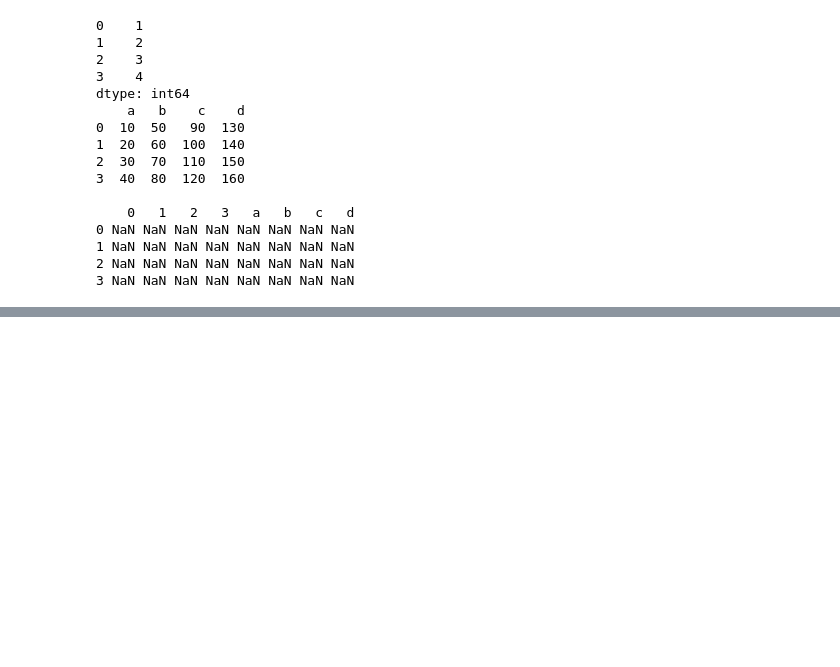
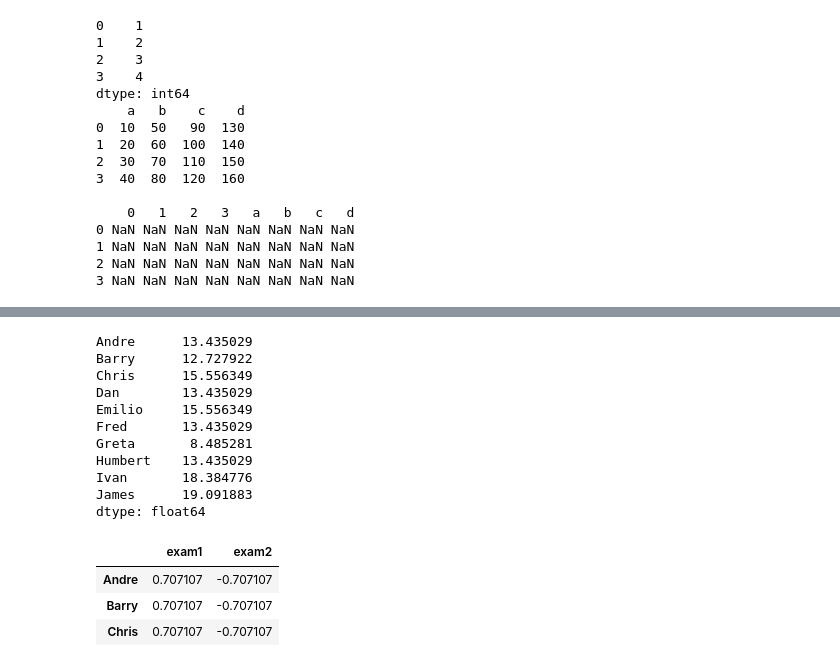
Before and after one commit to vagnercazarotto/MachineLearningSpecialization, a Jupyter notebook: Intro to Data Analysis/Adding Pandas to NumPy Series.ipynb, the cells around one changed output, grey strips where cells are left out. Cells and saved outputs as stored; diff of their text form; code cells hidden in the pictures; blank space fills up the shorter version.

```diff
--- a/Intro to Data Analysis/Untitled.ipynb
+++ b/Intro to Data Analysis/Adding Pandas to NumPy Series.ipynb
@@ -436,0 +580,19 @@ dtype: int64
+# %%
+print grades_df.std(axis='columns')
+mean_diffs.div(grades_df.std(axis='columns'),axis='index')[:3]
+# %% [output]
+Andre      13.435029
+Barry      12.727922
+Chris      15.556349
+Dan        13.435029
+Emilio     15.556349
+Fred       13.435029
+Greta       8.485281
+Humbert    13.435029
+Ivan       18.384776
+James      19.091883
+dtype: float64
+|  | exam1 | exam2 |
+| Andre | 0.707107 | -0.707107 |
+| Barry | 0.707107 | -0.707107 |
+| Chris | 0.707107 | -0.707107 |
```
Also changed, not shown: parts of 11 cells of this notebook.
